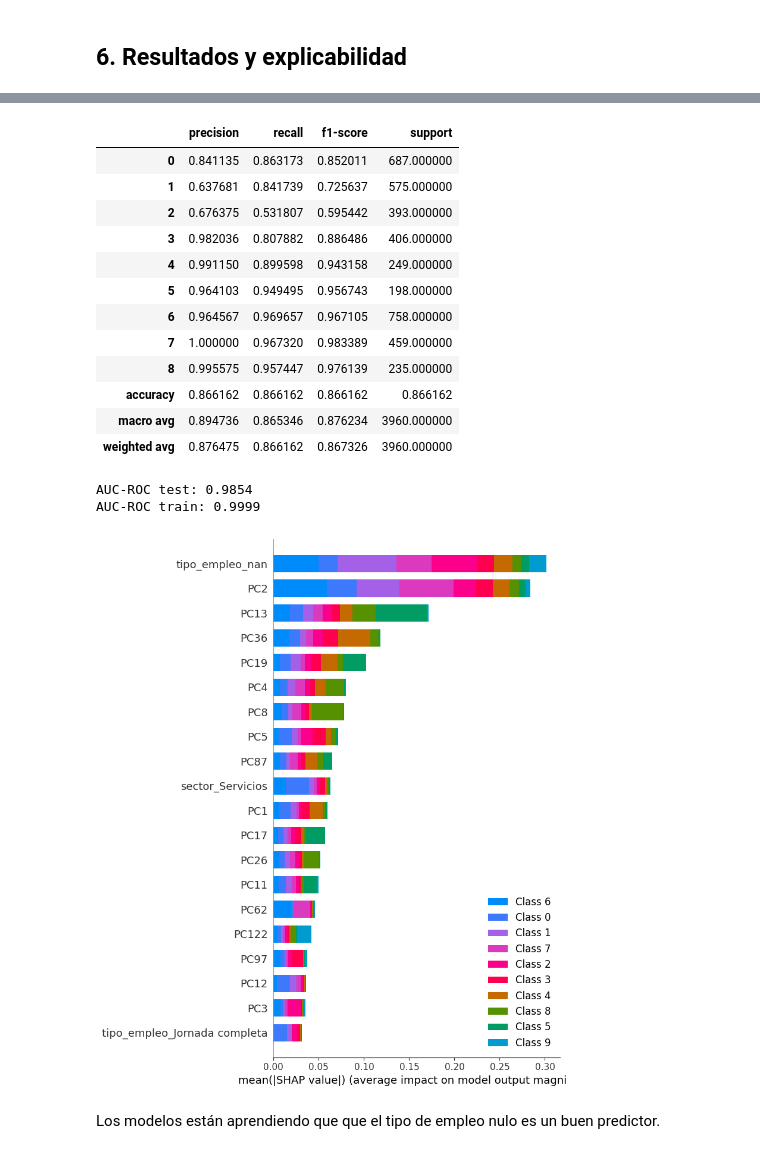
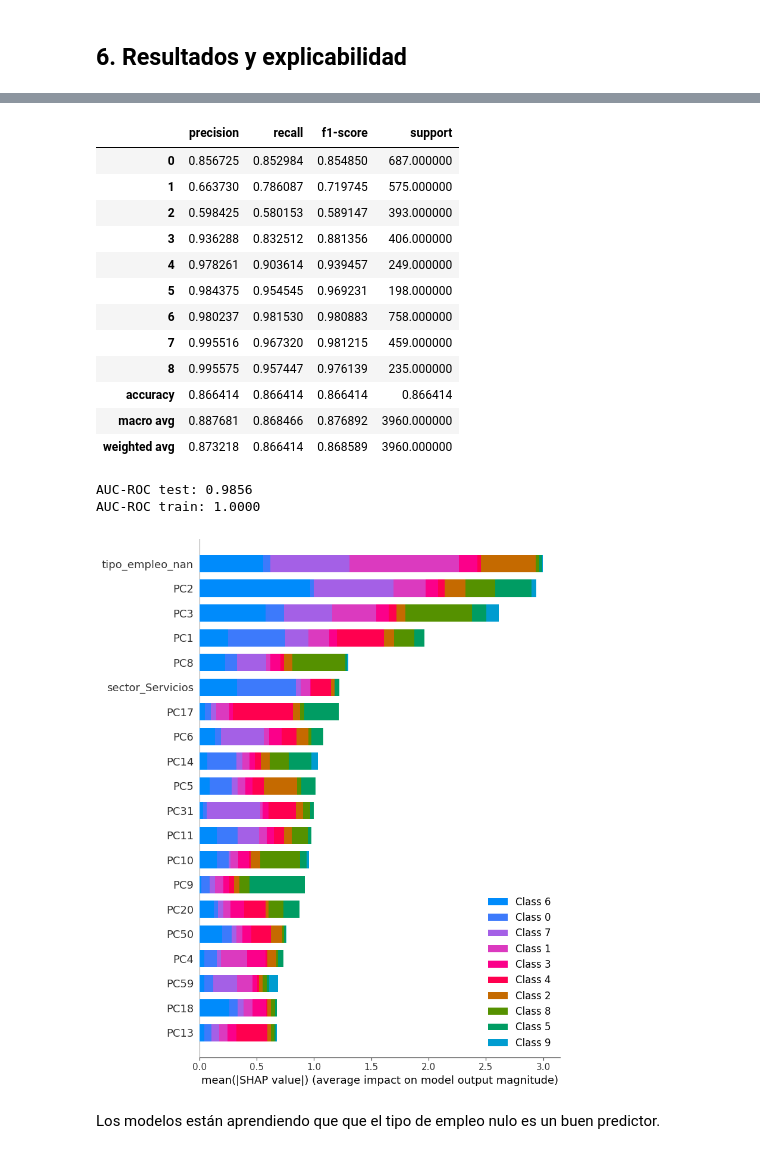
Before and after one commit to Ivan-0612/TFM_job_description_prediction, a Jupyter notebook: notebooks/06_salary_model.ipynb, the cells around one changed output, grey strips where cells are left out. Drawn from its saved outputs; the diff is of its cells as text; code cells hidden in the pictures.

```diff
--- a/notebooks/06_salary_model.ipynb
+++ b/notebooks/06_salary_model.ipynb
@@ -173,7 +173,8 @@ X_train.head()
 X_test = pd.concat([X_test.drop(columns=['formación_académica','sector','tipo_de_empleo','Ciudad']),
                      pd.get_dummies(X_test['formación_académica'], prefix='formacion', drop_first=True, dummy_na=True).astype(int),
                      pd.get_dummies(X_test['sector'], prefix='sector', drop_first=True).astype(int),
-                     pd.get_dummies(X_test['tipo_de_empleo'], prefix='tipo_empleo', drop_first=True, dummy_na=True).astype(int)], axis=1)
+                     pd.get_dummies(X_test['tipo_de_empleo'], prefix='tipo_empleo', drop_first=True, dummy_na=True).astype(int),
+                     pd.get_dummies(X_test['Ciudad'], prefix='ciudad', drop_first=True, dummy_na=True).astype(int)], axis=1)
 # %%
 #Separo la columna de texto para vectorizar después
 X_train_habilidades = X_train[['Titulo_Habilidades']]
@@ -312,7 +318,6 @@ xgb_model = RandomizedSearchCV(xgb_model,
                                cv=cv,
                                random_state=42,
                                scoring='f1_macro',
-                               n_jobs=-1,
                                verbose=3
                                )
 
@@ -341,7 +346,6 @@ lgb_model = RandomizedSearchCV(lgb_model,
                                cv=cv,
                                random_state=42,
                                scoring='f1_macro',
-                               n_jobs=-1,
                                verbose=3
                                )
 
@@ -366,7 +370,6 @@ rfc_model = RandomizedSearchCV(rfc,
                                )
 # %%
 from pathlib import Path
-import joblib
 from sklearn.metrics import cohen_kappa_score
 
 modelos = [xgb_model,lgb_model,rfc_model]
@@ -392,8 +395,13 @@ for i, features in enumerate(sets_posibles):
             accuracy_test = accuracy_score(y_test, y_pred_test)
             accuracy_train = accuracy_score(y_train, y_pred_train)
 
-            auc_roc = roc_auc_score(y_test, y_pred_proba, multi_class='ovr', average='macro', labels=modelo.classes_)
+            present_labels = sorted(y_test.unique())
+            col_idx = [list(modelo.classes_).index(c) for c in present_labels]
+            y_pred_proba_filtered = y_pred_proba[:, col_idx]
+            y_pred_proba_filtered = y_pred_proba_filtered / y_pred_proba_filtered.sum(axis=1, keepdims=True)
+            auc_roc = roc_auc_score(y_test, y_pred_proba_filtered, multi_class='ovr', average='macro', labels=present_labels)
             #average 'macro' para dar igual peso a cada clase independientemente de su frecuencia
+            # necesito filtrar las probabilidades para quedarme solo con las clases presentes en el test, y luego normalizarlas para que sumen 1, porque si no el AUC-ROC da error al no encontrar probabilidades para clases presentes en el test pero no en el entrenamiento
 
             #Kappa de Cohen
             kappa_test = cohen_kappa_score(y_test, y_pred_test)
@@ -427,7 +435,11 @@ for i, features in enumerate(sets_posibles):
             accuracy_train = accuracy_score(y_train, y_pred_train)
 
             #Calcular AUC-ROC
-            auc_roc = roc_auc_score(y_test, y_pred_proba, multi_class='ovr', average='macro', labels=modelo.classes_)
+            present_labels = sorted(y_test.unique())
+            col_idx = [list(modelo.classes_).index(c) for c in present_labels]
+            y_pred_proba_filtered = y_pred_proba[:, col_idx]
+            y_pred_proba_filtered = y_pred_proba_filtered / y_pred_proba_filtered.sum(axis=1, keepdims=True)
+            auc_roc = roc_auc_score(y_test, y_pred_proba_filtered, multi_class='ovr', average='macro', labels=present_labels)
 
             #Kappa de Cohen
             kappa_test = cohen_kappa_score(y_test, y_pred_test)
@@ -491,8 +498,13 @@ def resultados(model, X_train_model, X_test_model):
     y_pred_proba = model.predict_proba(X_test_model)
     y_pred_test = model.predict(X_test_model)
 
-    auc_roc_test = roc_auc_score(y_test, y_pred_proba, multi_class='ovr', average='weighted', labels=model.classes_)
-    auc_roc_train = roc_auc_score(y_train, model.predict_proba(X_train_model), multi_class='ovr', average='weighted',labels=model.classes_ )
+    y_pred_proba = model.predict_proba(X_test_model)
+    present_labels = sorted(y_test.unique())
+    col_idx = [list(modelo.classes_).index(c) for c in present_labels]
+    y_pred_proba_filtered = y_pred_proba[:, col_idx]
+    y_pred_proba_filtered = y_pred_proba_filtered / y_pred_proba_filtered.sum(axis=1, keepdims=True)
+    auc_roc_test = roc_auc_score(y_test, y_pred_proba_filtered, multi_class='ovr', average='macro', labels=present_labels)
+    auc_roc_train = roc_auc_score(y_train, model.predict_proba(X_train_model), multi_class='ovr', average='macro',labels=model.classes_ )
 
     ConfusionMatrixDisplay.from_predictions(
     y_test,
@@ -534,4 +546,4 @@ AUC-ROC train: 1.0000
 # %%
-rfc_set1 = joblib.load('../models/salary/set_1_RandomForestClassifier.joblib')
-resultados(rfc_set1, X_train[sets_posibles[0]], X_test[sets_posibles[0]])
+lgb_set1 = joblib.load('../models/salary/set_1_LGBMClassifier.joblib')
+resultados(lgb_set1, X_train[sets_posibles[0]], X_test[sets_posibles[0]])
 # %% [output]
@@ -539,19 +551,19 @@ resultados(rfc_set1, X_train[sets_posibles[0]], X_test[sets_posibles[0]])
 |  | precision | recall | f1-score | support |
-| 0 | 0.841135 | 0.863173 | 0.852011 | 687.000000 |
-| 1 | 0.637681 | 0.841739 | 0.725637 | 575.000000 |
-| 2 | 0.676375 | 0.531807 | 0.595442 | 393.000000 |
-| 3 | 0.982036 | 0.807882 | 0.886486 | 406.000000 |
-| 4 | 0.991150 | 0.899598 | 0.943158 | 249.000000 |
-| 5 | 0.964103 | 0.949495 | 0.956743 | 198.000000 |
-| 6 | 0.964567 | 0.969657 | 0.967105 | 758.000000 |
-| 7 | 1.000000 | 0.967320 | 0.983389 | 459.000000 |
+| 0 | 0.856725 | 0.852984 | 0.854850 | 687.000000 |
+| 1 | 0.663730 | 0.786087 | 0.719745 | 575.000000 |
+| 2 | 0.598425 | 0.580153 | 0.589147 | 393.000000 |
+| 3 | 0.936288 | 0.832512 | 0.881356 | 406.000000 |
+| 4 | 0.978261 | 0.903614 | 0.939457 | 249.000000 |
+| 5 | 0.984375 | 0.954545 | 0.969231 | 198.000000 |
+| 6 | 0.980237 | 0.981530 | 0.980883 | 758.000000 |
+| 7 | 0.995516 | 0.967320 | 0.981215 | 459.000000 |
 | 8 | 0.995575 | 0.957447 | 0.976139 | 235.000000 |
-| accuracy | 0.866162 | 0.866162 | 0.866162 | 0.866162 |
-| macro avg | 0.894736 | 0.865346 | 0.876234 | 3960.000000 |
-| weighted avg | 0.876475 | 0.866162 | 0.867326 | 3960.000000 |
+| accuracy | 0.866414 | 0.866414 | 0.866414 | 0.866414 |
+| macro avg | 0.887681 | 0.868466 | 0.876892 | 3960.000000 |
+| weighted avg | 0.873218 | 0.866414 | 0.868589 | 3960.000000 |
-AUC-ROC test: 0.9854
-AUC-ROC train: 0.9999
+AUC-ROC test: 0.9856
+AUC-ROC train: 1.0000
-[figure, old version]
+[figure, new version]
 # %% [markdown]
 Los modelos están aprendiendo que que el tipo de empleo nulo es un buen predictor.
 # %%
```
Also changed, not shown: parts of 15 cells of this notebook, 31 other files.
